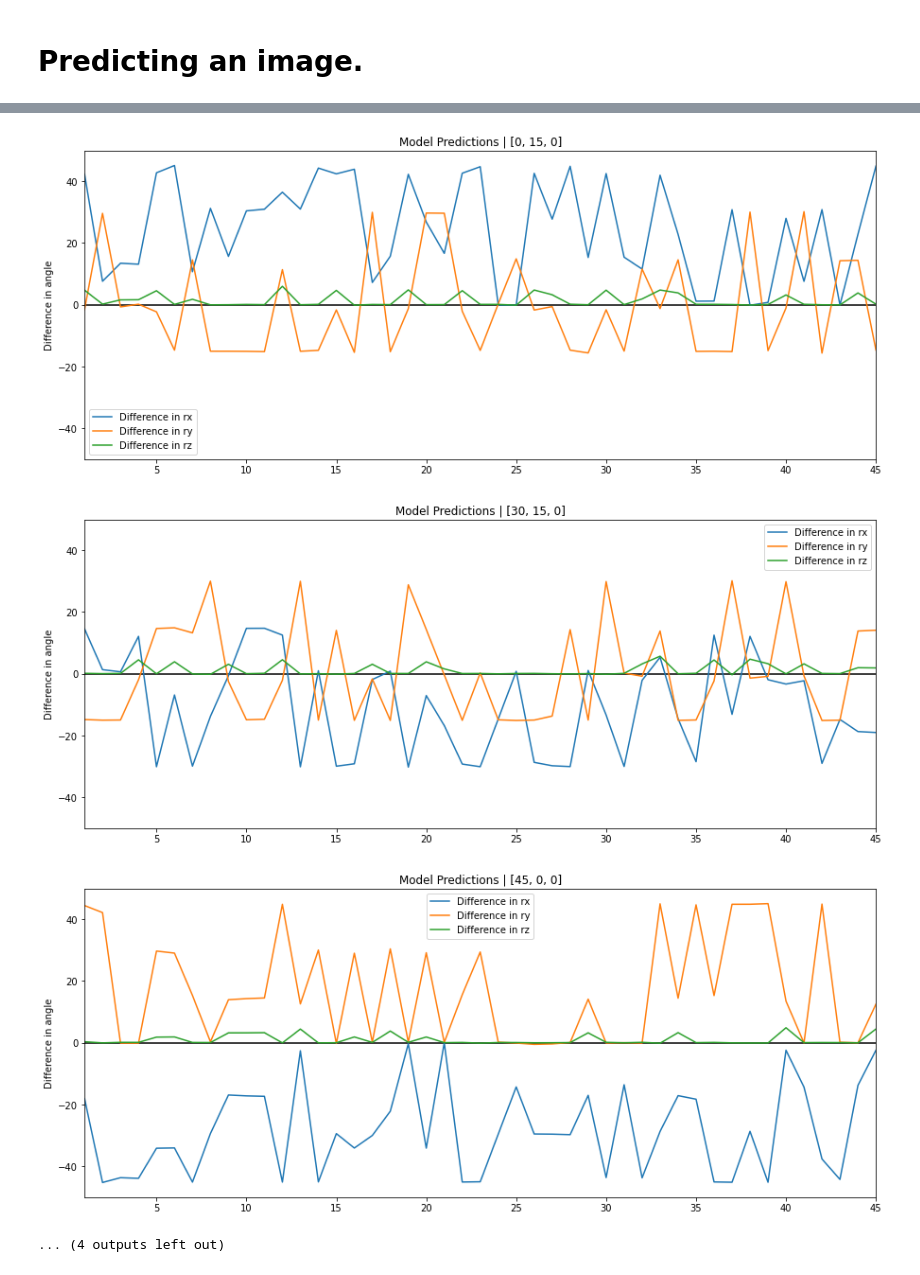
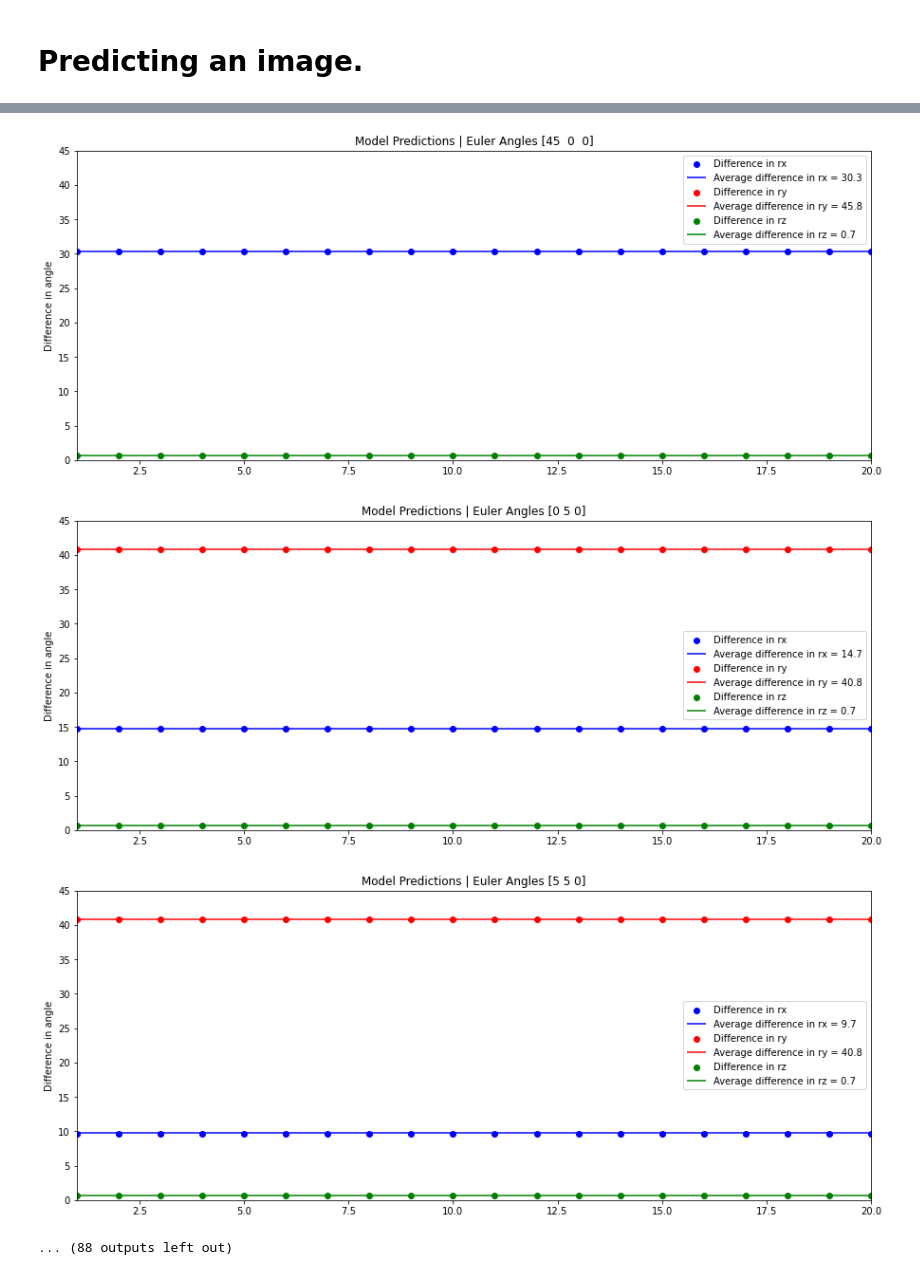
Before and after one commit to javidahmed64592/Y4-Nanoparticles-Project, a Jupyter notebook: RegressionNanoparticles.ipynb, the cells around one changed output, grey strips where cells are left out. Drawn from its saved outputs; the diff is of its cells as text; code cells hidden in the pictures.

Commit message:
Updated model

```diff
--- a/RegressionNanoparticles.ipynb
+++ b/RegressionNanoparticles.ipynb
@@ -106,7 +127,7 @@ def create_dataset(imgs, labels, aug, batch_size):
   )
   return dataset
 
-batch_size = 32
+batch_size = 16
 # %%
 train_dataset = create_dataset(train_imgs, train_labels, train_augmentation, batch_size)
 valid_dataset = create_dataset(valid_imgs, valid_labels, train_augmentation, batch_size)
@@ -140,8 +160,8 @@ Creating and compiling the model.
 # %%
-model = get_model(train_imgs.shape[1], train_labels.shape[1])
+model = get_model(train_labels.shape[1])
 
 model.compile(optimizer='adam',
-              loss='mse',
+              loss='mae',
               metrics=['accuracy'])
 
 model.summary()
@@ -251,13 +275,2 @@ def predict_image(prediction, img_name):
 # %%
 predictions = model.predict(test_dataset)
-# %%
-dr = []
-ae = []
-
-for index in range(len(predictions)):
-  results = predict_image(predictions[index], test_names[index])
-  dr.append(results[0])
-  if results[1] not in ae:
-    ae.append(results[1])
-
-dr = np.array(dr)
@@ -264 +321,4 @@ dr = np.array(dr)
+# %%
+dr_sortx, tr_sortx = sort_predictions(dr, tr, const="y")
+dr_sorty, tr_sorty = sort_predictions(dr, tr, const="x")
 # %% [markdown]
@@ -271,19 +326,33 @@ dr = dr.reshape((num_rots, int(test_imgs.shape[0] / num_rots), 3))
 # %%
-for index in range(dr.shape[0]):
-  rot_set = dr[index]
-  x = np.arange(rot_set.shape[0]) + 1
+drx_mean = []
 
-  plt.figure(figsize=(15, 6))
-  plt.subplot(111)
-  plt.plot(x, rot_set[:,0], label="Difference in rx")
-  plt.plot(x, rot_set[:,1], label="Difference in ry")
-  plt.plot(x, rot_set[:,2], label="Difference in rz")
-  plt.hlines(0, x[0], x[-1])
-  plt.ylabel("Difference in angle")
-  plt.xlim([x[0], x[-1]])
-  plt.ylim([-50, 50])
-  plt.legend(loc="best")
-  plt.title("Model Predictions | %s" % ae[index])
+for index_y in range(dr_sortx.shape[0]):
+  for index_x in range(dr_sortx[index_y].shape[0]):
+    rot_set = dr_sortx[index_y][index_x]
+
+    rx = rot_set[:,0]
+    rx_mean = np.round(np.mean(rx), 1)
+    drx_mean.append(rx_mean)
+    ry = rot_set[:,1]
+    ry_mean = np.round(np.mean(ry), 1)
+    rz = rot_set[:,2]
+    rz_mean = np.round(np.mean(rz), 1)
+
+    x = np.arange(rot_set.shape[0]) + 1
+
+    plt.figure(figsize=(15, 6))
+    plt.subplot(111)
+    plt.scatter(x, rx, c='b', label='Difference in rx')
+    plt.hlines(rx_mean, x[0], x[-1], 'b', label='Average difference in rx = %s' % rx_mean)
+    plt.scatter(x, ry, c='r', label='Difference in ry')
+    plt.hlines(ry_mean, x[0], x[-1], 'r', label='Average difference in ry = %s' % ry_mean)
+    plt.scatter(x, rz, c='g', label='Difference in rz')
+    plt.hlines(rz_mean, x[0], x[-1], 'g', label='Average difference in rz = %s' % rz_mean)
+    plt.ylabel("Difference in angle")
+    plt.xlim([x[0], x[-1]])
+    plt.ylim([0, np.max([rx_max, ry_max])])
+    plt.legend(loc='best')
+    plt.title("Model Predictions | Euler Angles %s" % tr_sortx[index_y][index_x])
 
 plt.xlabel("Image No.")
 plt.show()
@@ -300,4 +369,4 @@ plt.show()
-[figure, old version]
+[figure, new version]
-[figure, old version]
+[figure, new version]
-[figure, old version]
+[figure, new version]
-... (4 outputs left out)
+... (88 outputs left out)
```
Also changed, not shown: parts of 37 cells of this notebook, 1 other file.
